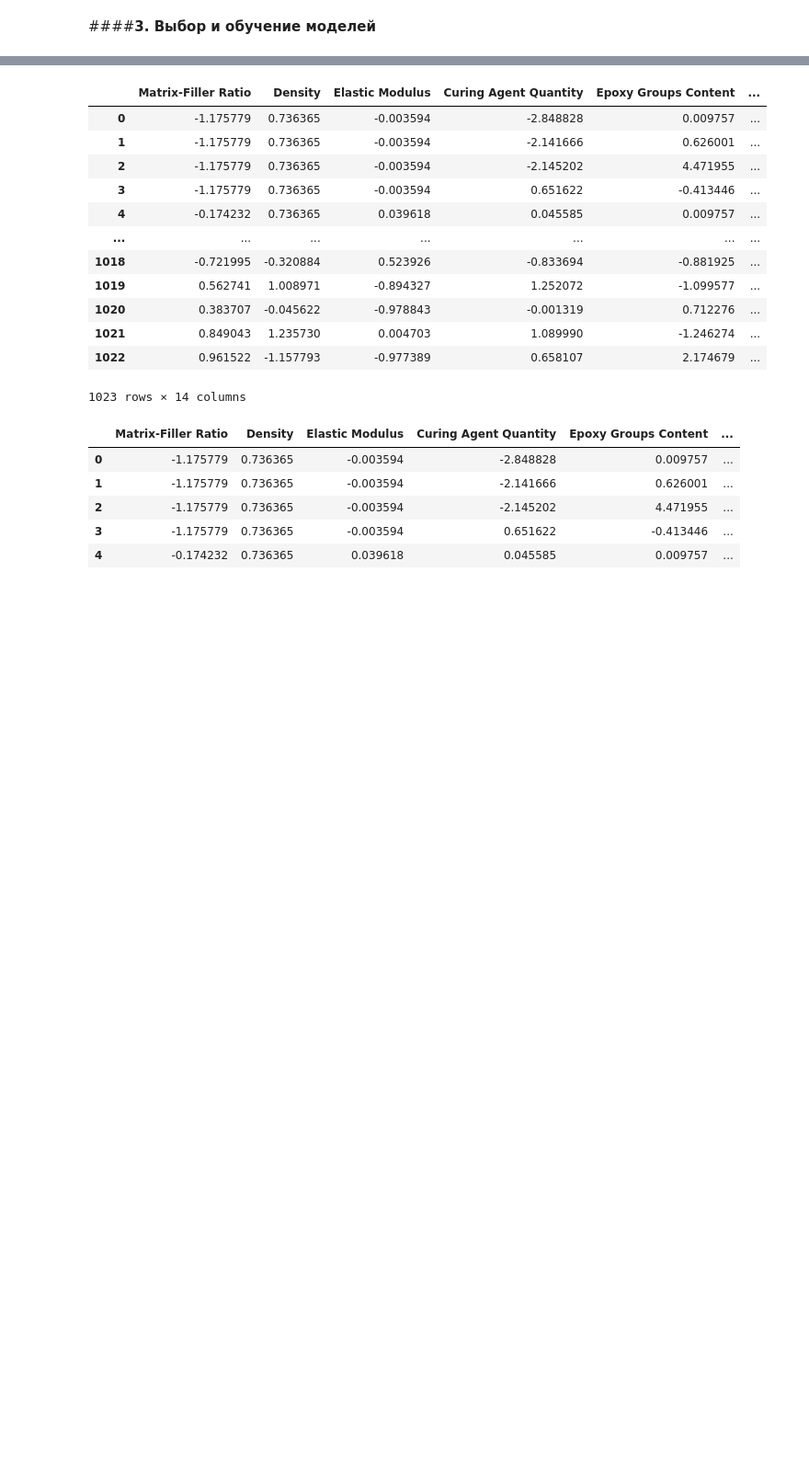
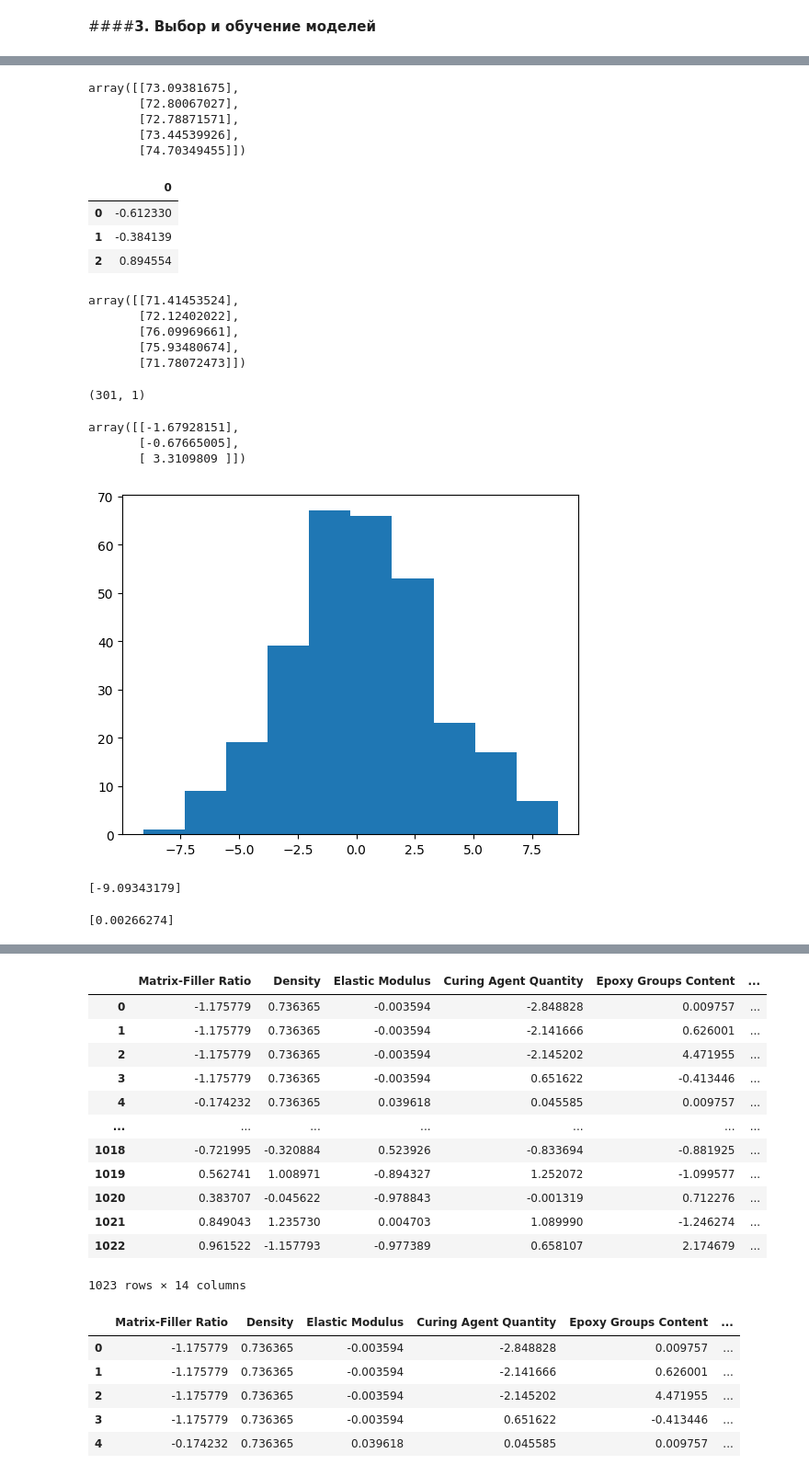
Before and after one commit to tduty13/python-jupyter-, a Jupyter notebook: model.ipynb, the cells around one changed output, grey strips where cells are left out. Shown: that part at 92% size. Drawn from its saved outputs; the diff is of its cells as text; code cells hidden in the pictures; blank space fills up the shorter version.

```diff
--- a/model.ipynb
+++ b/model.ipynb
@@ -328,0 +287,50 @@ array([72.29779878])
+# %%
+y_pred_df = scaler_y_1.inverse_transform(y_pred_df)
+y_pred_df[:5]
+# %% [output]
+array([[73.09381675],
+       [72.80067027],
+       [72.78871571],
+       [73.44539926],
+       [74.70349455]])
+# %%
+y_test_df = pd.DataFrame(y_test)
+y_test_df[:3]
+# %% [output]
+|  | 0 |
+| 0 | -0.612330 |
+| 1 | -0.384139 |
+| 2 | 0.894554 |
+# %%
+y_test_df = scaler_y_1.inverse_transform(y_test_df)
+# %%
+y_test_df[:5]
+# %% [output]
+array([[71.41453524],
+       [72.12402022],
+       [76.09969661],
+       [75.93480674],
+       [71.78072473]])
+# %%
+residuals = y_test_df - y_pred_df
+residuals.shape
+# %% [output]
+(301, 1)
+# %%
+residuals[:3]
+# %% [output]
+array([[-1.67928151],
+       [-0.67665005],
+       [ 3.3109809 ]])
+# %%
+plt.hist(residuals);
+# %% [output]
+[figure, added]
+# %%
+print(residuals[np.argmax(np.abs(residuals))])
+# %% [output]
+[-9.09343179]
+# %%
+print(residuals[np.argmin(np.abs(residuals))])
+# %% [output]
+[0.00266274]
```
Also changed, not shown: parts of 118 cells of this notebook, 1 other file.
